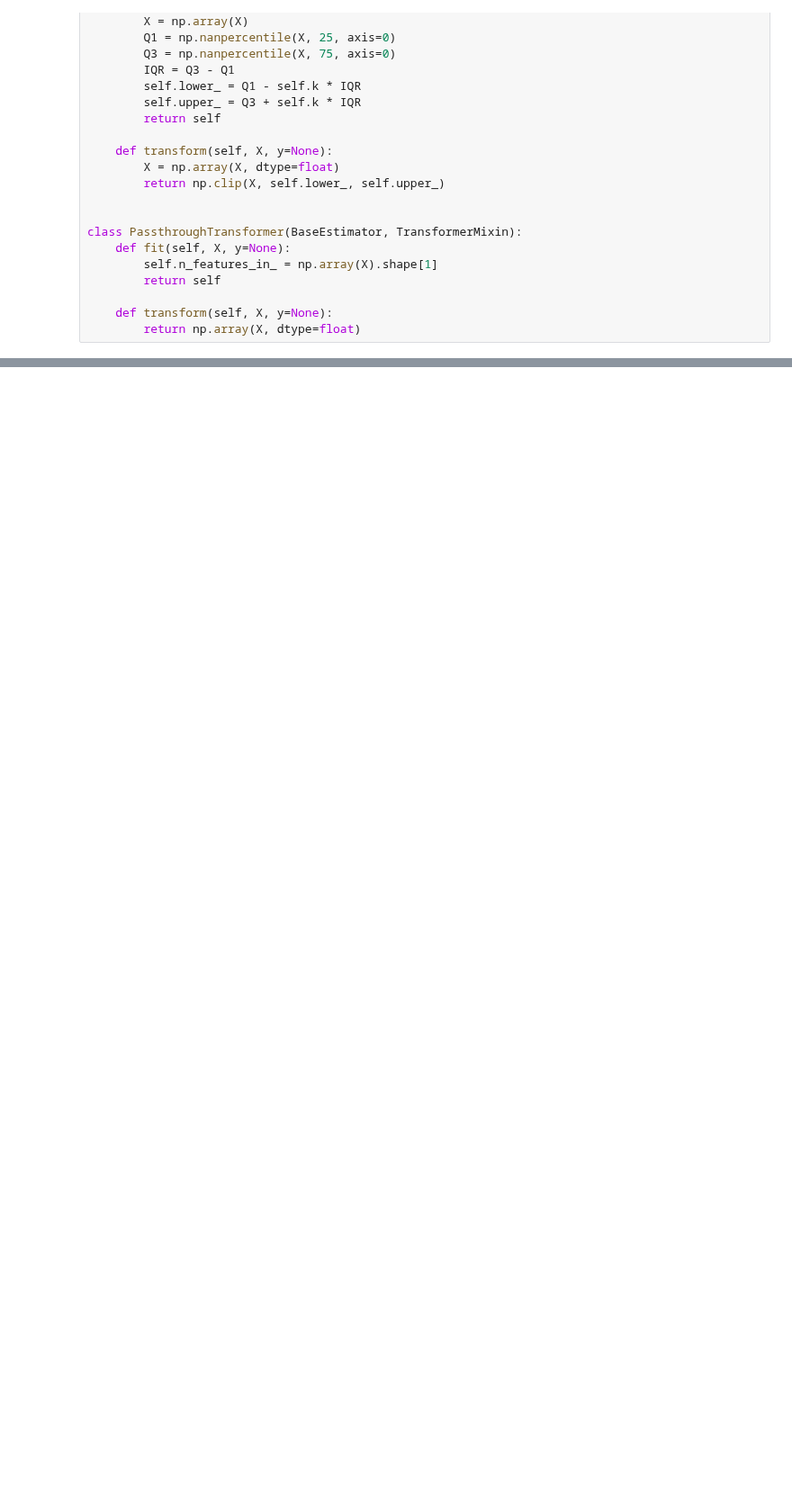
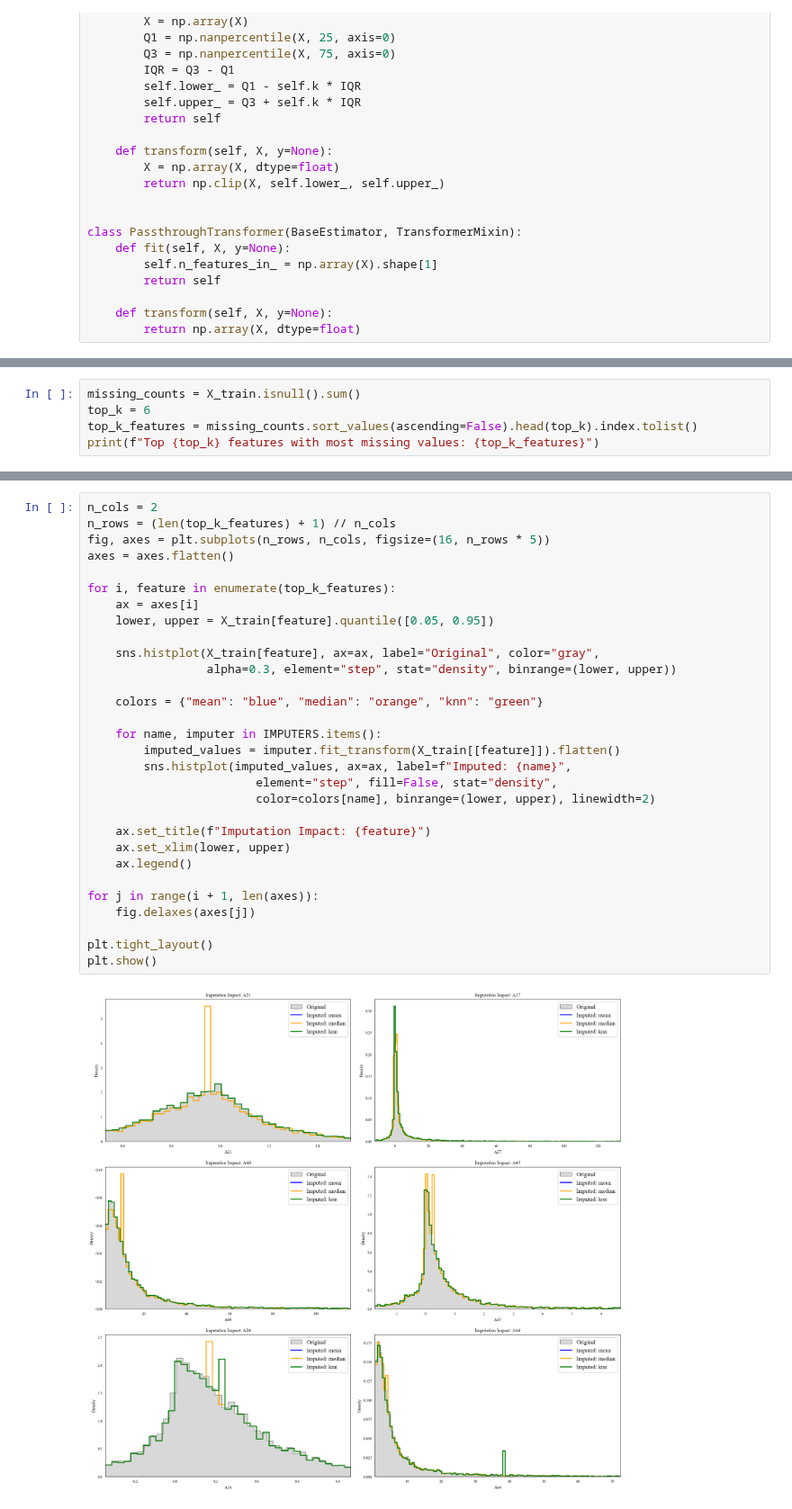
Before and after one commit to jkociecki/machine-learning-pwr, a Jupyter notebook: lab02/report.ipynb, the cells around one changed output, grey strips where cells are left out. Shown at 90% size. Drawn from its saved outputs; the diff is of its cells as text; blank space fills up the shorter version.

```diff
--- a/lab02/report.ipynb
+++ b/lab02/report.ipynb
@@ -672,0 +346,5 @@ plt.show()
+# %%
+missing_counts = X_train.isnull().sum()
+top_k = 6
+top_k_features = missing_counts.sort_values(ascending=False).head(top_k).index.tolist()
+print(f"Top {top_k} features with most missing values: {top_k_features}")
@@ -672,0 +353,32 @@ plt.show()
+# %%
+n_cols = 2
+n_rows = (len(top_k_features) + 1) // n_cols
+fig, axes = plt.subplots(n_rows, n_cols, figsize=(16, n_rows * 5))
+axes = axes.flatten()
+
+for i, feature in enumerate(top_k_features):
+    ax = axes[i]
+    lower, upper = X_train[feature].quantile([0.05, 0.95])
+
+    sns.histplot(X_train[feature], ax=ax, label="Original", color="gray",
+                 alpha=0.3, element="step", stat="density", binrange=(lower, upper))
+
+    colors = {"mean": "blue", "median": "orange", "knn": "green"}
+
+    for name, imputer in IMPUTERS.items():
+        imputed_values = imputer.fit_transform(X_train[[feature]]).flatten()
+        sns.histplot(imputed_values, ax=ax, label=f"Imputed: {name}",
+                        element="step", fill=False, stat="density",
+                        color=colors[name], binrange=(lower, upper), linewidth=2)
+
+    ax.set_title(f"Imputation Impact: {feature}")
+    ax.set_xlim(lower, upper)
+    ax.legend()
+
+for j in range(i + 1, len(axes)):
+    fig.delaxes(axes[j])
+
+plt.tight_layout()
+plt.show()
+# %% [output]
+[figure, added]
```
Also changed, not shown: parts of 32 cells of this notebook, 5 other files.
